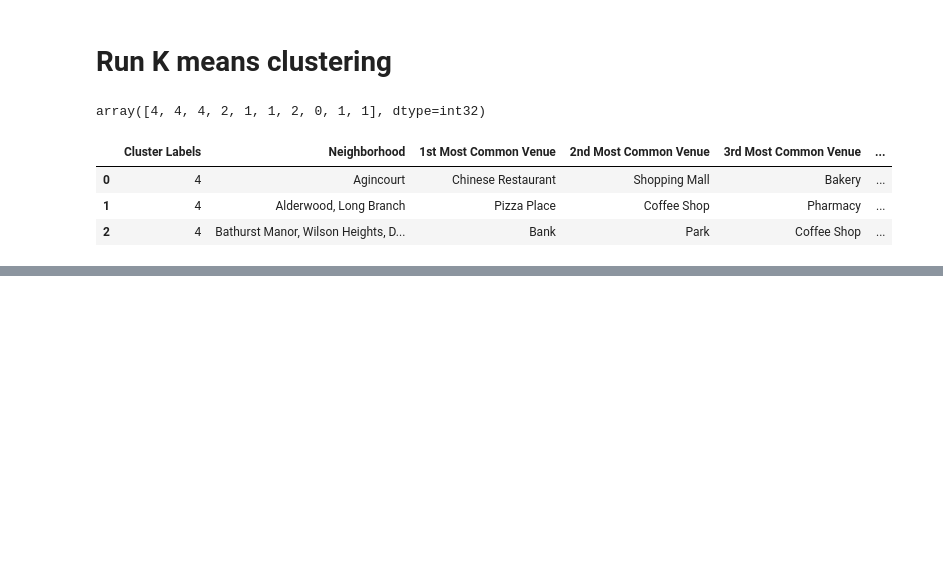
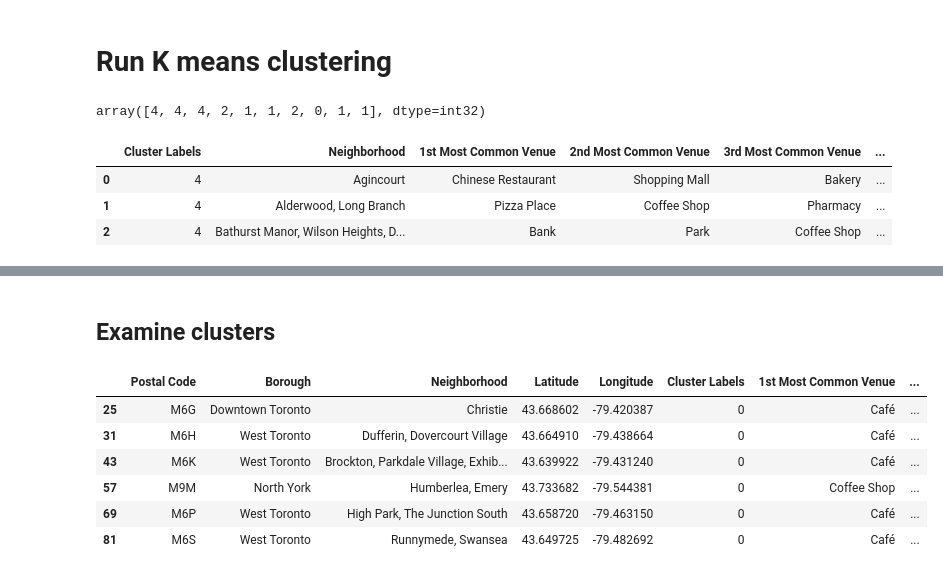
Before and after one commit to dkarris/Coursera_Capstone, a Jupyter notebook: Capstone_Project.ipynb, the cells around one changed output, grey strips where cells are left out. Drawn from its saved outputs; the diff is of its cells as text; code cells hidden in the pictures; blank space fills up the shorter version.

```diff
--- a/Capstone_Project.ipynb
+++ b/Capstone_Project.ipynb
@@ -578,3 +578,15 @@ df_mapped_full
 | 100 | M7Y | East Toronto | Business reply mail Processing Ce... | 43.648700 | -79.385450 | 1 | Coffee Shop | ... |
 | 101 | M8Y | Etobicoke | Old Mill South, King's Mill Park,... | 43.632798 | -79.493017 | 4 | Italian Restaurant | ... |
 | 102 | M8Z | Etobicoke | Mimico NW, The Queensway West, So... | 43.625490 | -79.526000 | 4 | Restaurant | ... |
+# %% [markdown]
+## Examine clusters
+# %%
+df_mapped_full.loc[df_mapped_full['Cluster Labels'] == 0]
+# %% [output]
+|  | Postal Code | Borough | Neighborhood | Latitude | Longitude | Cluster Labels | 1st Most Common Venue | ... |
+| 25 | M6G | Downtown Toronto | Christie | 43.668602 | -79.420387 | 0 | Café | ... |
+| 31 | M6H | West Toronto | Dufferin, Dovercourt Village | 43.664910 | -79.438664 | 0 | Café | ... |
+| 43 | M6K | West Toronto | Brockton, Parkdale Village, Exhib... | 43.639922 | -79.431240 | 0 | Café | ... |
+| 57 | M9M | North York | Humberlea, Emery | 43.733682 | -79.544381 | 0 | Coffee Shop | ... |
+| 69 | M6P | West Toronto | High Park, The Junction South | 43.658720 | -79.463150 | 0 | Café | ... |
+| 81 | M6S | West Toronto | Runnymede, Swansea | 43.649725 | -79.482692 | 0 | Café | ... |
```
Also changed, not shown: parts of 4 cells of this notebook.
